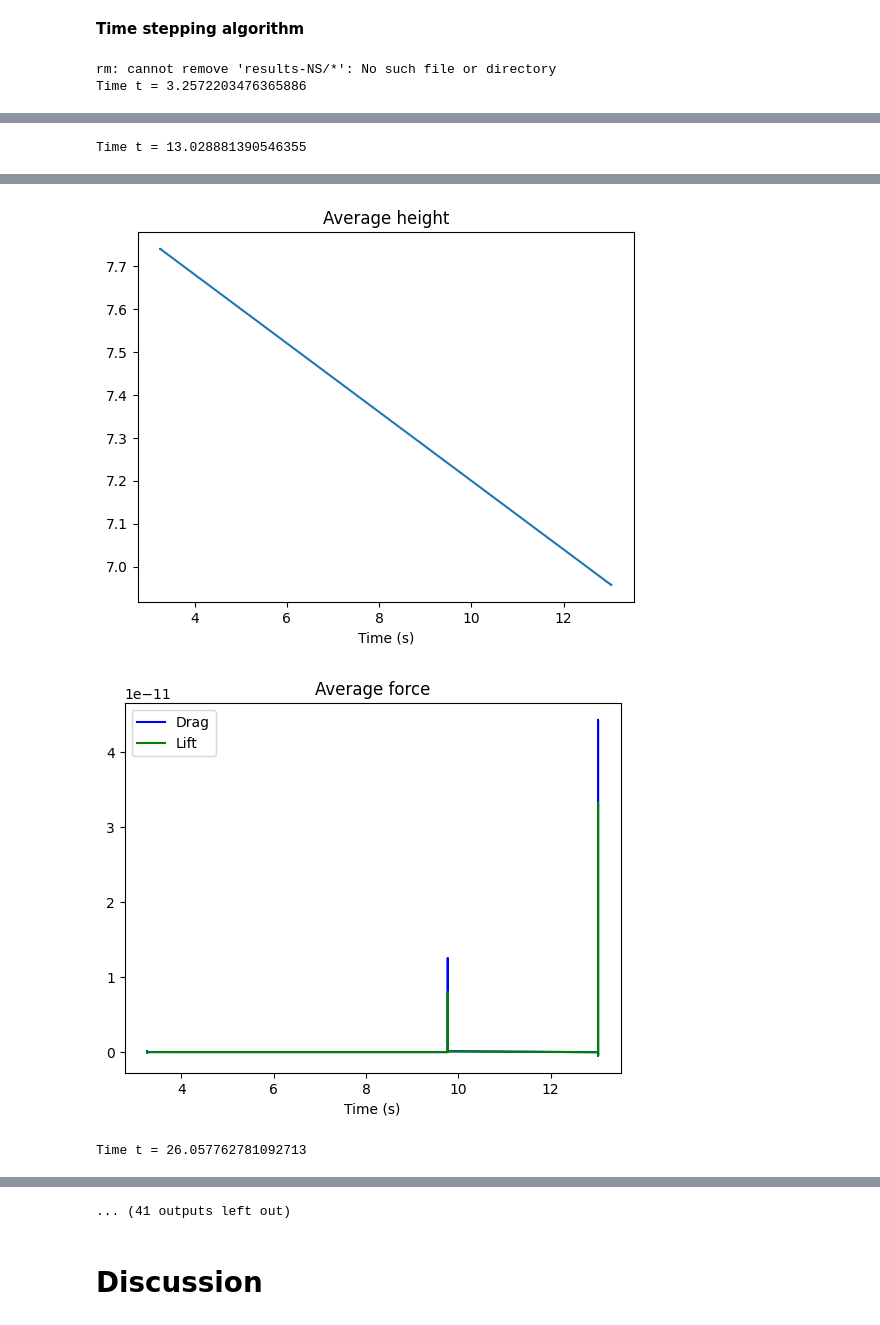
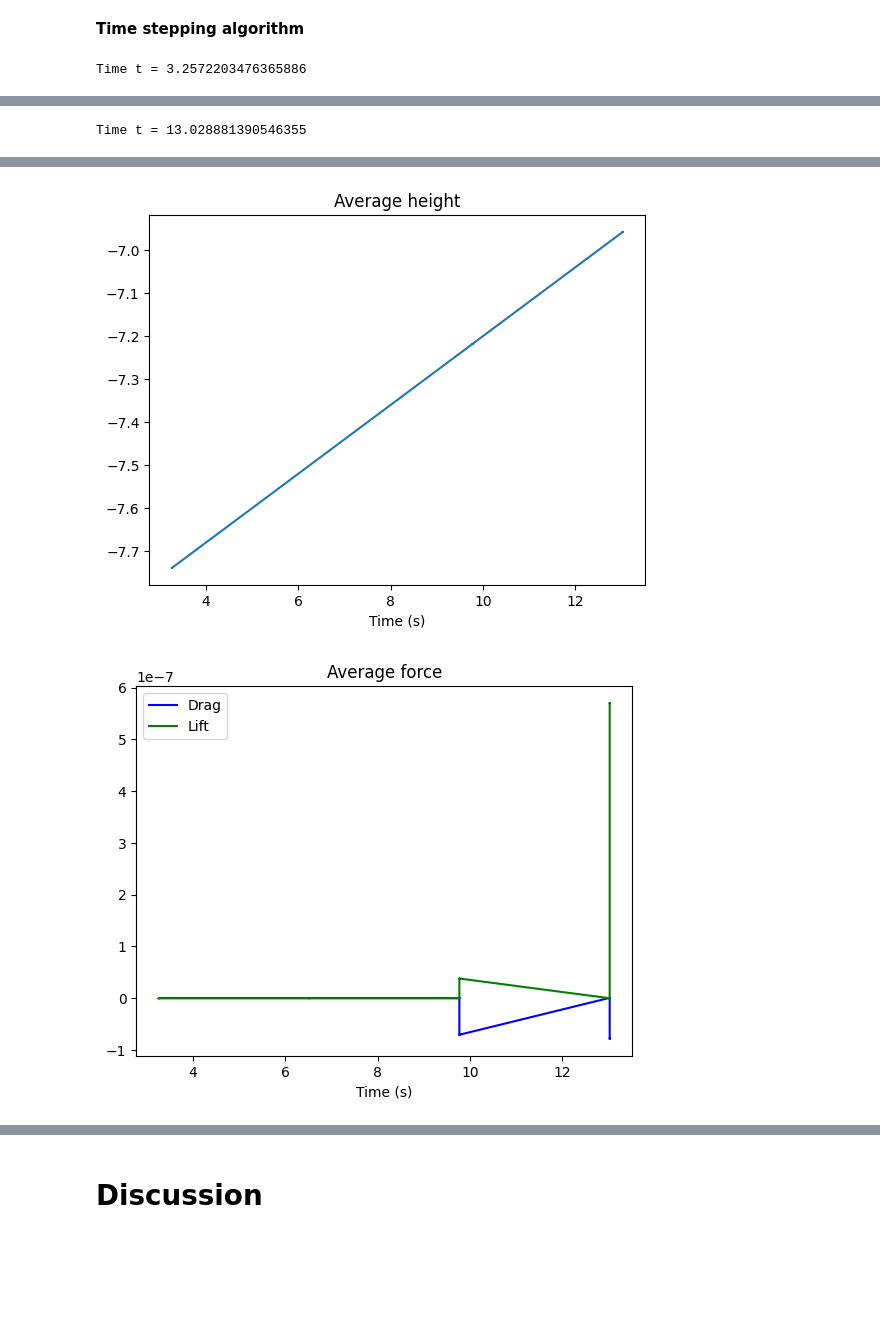
Before and after one commit to katty-anay/Fluid_mechanics_, a Jupyter notebook: Shallow-Water-Equations.ipynb, the cells around one changed output, grey strips where cells are left out. Saved outputs shown, nothing was run; the diff lists cells and outputs as text; code cells hidden in the pictures; blank space fills up the shorter version.

```diff
--- a/Shallow-Water-Equations.ipynb
+++ b/Shallow-Water-Equations.ipynb
@@ -398,7 +398,7 @@ while t < T + DOLFIN_EPS:
         numerateur = assemble(w1 * psi * dx)
         denominateur = assemble(psi * dx)
         WaveH = assemble(w1 * psi * dx) / assemble(psi * dx) if denominateur > 0 else 0.0
-        profile=8-t*0.08
+        profile=-8+t*0.08
 
         if (t > start_sample_time):
           wave_array = np.append(wave_array, WaveH+profile)
@@ -449,7 +449,6 @@ while t < T + DOLFIN_EPS:
 !tar -czvf results-NS.tar.gz results-NS
 files.download('results-NS.tar.gz')
 # %% [output]
-rm: cannot remove 'results-NS/*': No such file or directory
 Time t = 3.2572203476365886
 [figure]
 [figure]
@@ -458,6 +457,5 @@ Time t = 3.2572203476365886
 Time t = 13.028881390546355
 [figure]
 [figure]
-[figure, old version]
+[figure, new version]
-[figure, old version]
+[figure, new version]
-Time t = 26.057762781092713
@@ -465,4 +462,3 @@ Time t = 26.057762781092713
-... (41 outputs left out)
 # %% [markdown]
 # **Discussion**
 # %% [markdown]
```
Also changed, not shown: parts of 1 cell of this notebook.
